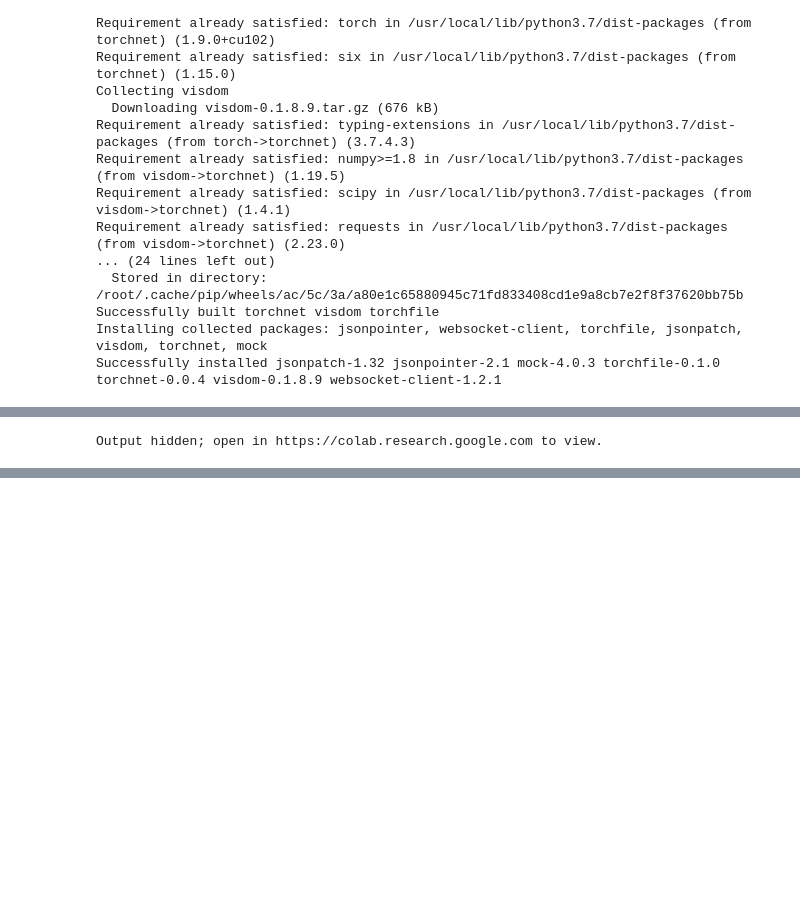
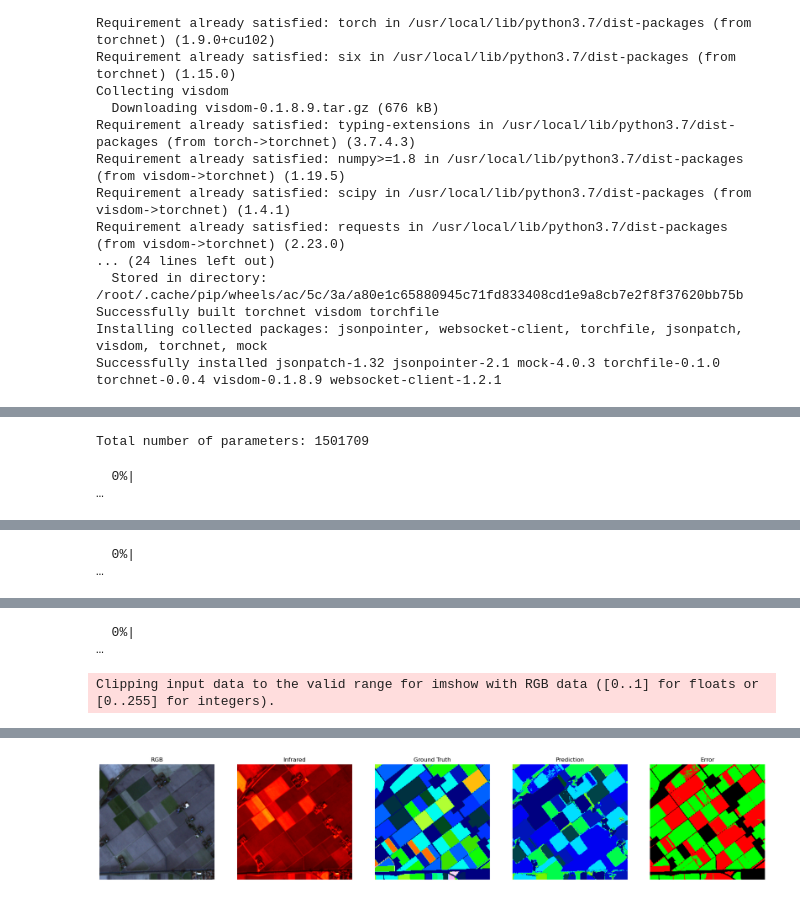
Before and after one commit to FAIRiCUBE/uc2-agriculture-biodiversity-nexus, a Jupyter notebook: first-poc/notebooks/0.3-rkn-pytorch_segnet_example_model_training.ipynb, the cells around one changed output, grey strips where cells are left out. Drawn from its saved outputs; the diff is of its cells as text; code cells hidden in the pictures; blank space fills up the shorter version.

```diff
--- a/first-poc/notebooks/0.3-rkn-pytorch_segnet_example_model_training.ipynb
+++ b/first-poc/notebooks/0.3-rkn-pytorch_segnet_example_model_training.ipynb
@@ -357,7 +368,7 @@ class SegNet(nn.Module):
   EncoderDecoder network for semantic segmentation
   """
 
-  def __init__(self, n_channels, encoder_conv_width, decoder_conv_width, n_class, cuda = 1):
+  def __init__(self, n_channels, encoder_conv_width, decoder_conv_width, n_class, cuda = 0):
     """
     initialization function
     n_channels, int, number of input channel
@@ -540,7 +551,7 @@ def train_full(args):
   """The full training loop"""
   # initialize the model
 
-  model = SegNet(args.n_channel, args.conv_width, args.dconv_width, args.n_class)
+  model = SegNet(args.n_channel, args.conv_width, args.dconv_width, args.n_class, cuda=args.cuda)
 
   print('Total number of parameters: {}'.format(sum([p.numel() for p in model.parameters()])))
 
@@ -568,8 +579,8 @@ def train_full(args):
 # %%
 # set arguments (includes class loss weights) and train the model
 args = mock.Mock()
-args.n_epoch_test = int(5)
-args.cuda = 1
+args.n_epoch_test = int(1)
+args.cuda = gpu_available
 
 args.n_class      = 77
 args.n_channel    = 28
@@ -584,10 +595,11 @@ weights[2] = 1.5 # grasland, tijdelijk
 
 args.weights      = weights
 
-args.n_epoch    = 50
+args.n_epoch    = 2
 args.batch_size = 4
 args.lr         = 5e-4 # TODO improve lr schedule?
 
 trained_model = train_full(args)
 # %% [output]
-Output hidden; open in https://colab.research.google.com to view.
+Total number of parameters: 1501709
+  0%|                                                                                                         …
@@ -593,0 +608 @@ Output hidden; open in https://colab.research.google.com to view.
+  0%|                                                                                                         …
@@ -593,0 +611,2 @@ Output hidden; open in https://colab.research.google.com to view.
+  0%|                                                                                                         …
+Clipping input data to the valid range for imshow with RGB data ([0..1] for floats or [0..255] for integers).
@@ -594,2 +615,3 @@ Output hidden; open in https://colab.research.google.com to view.
+[figure, added]
 # %%
 # TODO fine-tune the model training, e.g. improve lr schedule, more data augmentation
```
Also changed, not shown: parts of 15 cells of this notebook.
